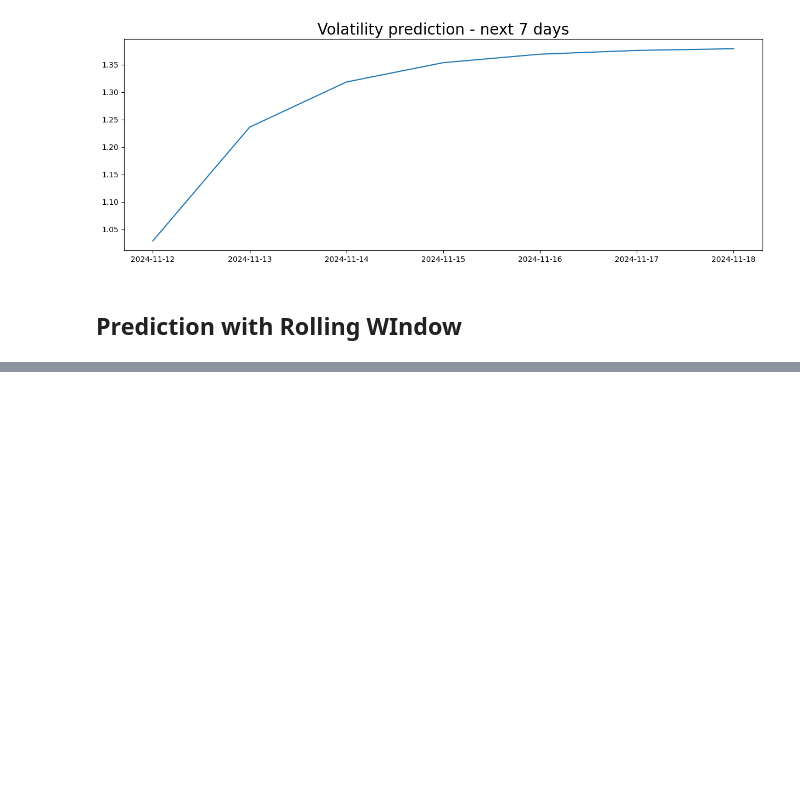
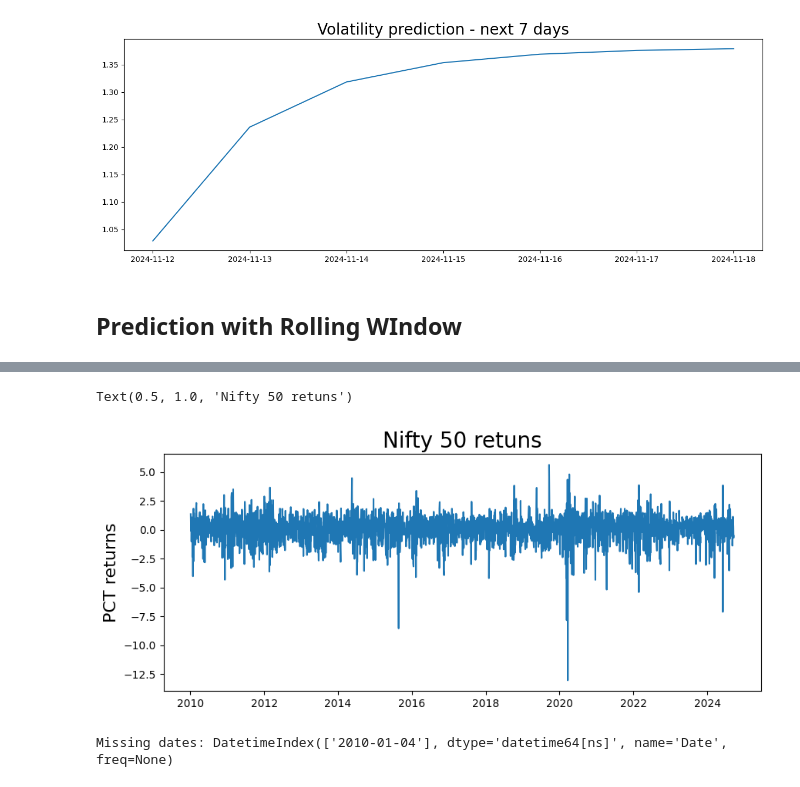
Before and after one commit to mxcjhack/Garch-dataset-volatility, a Jupyter notebook: final.ipynb, the cells around one changed output, grey strips where cells are left out. Cells and saved outputs as stored; diff of their text form; code cells hidden in the pictures; blank space fills up the shorter version.

```diff
--- a/final.ipynb
+++ b/final.ipynb
@@ -296,0 +320,4 @@ plt.show()
+# %%
+df1.columns = df1.columns.str.strip()
+df1['Date'] = pd.to_datetime(df1['Date'])
+df1
@@ -296,0 +338,7 @@ plt.show()
+# %%
+df1 = df1.sort_values('Date')
+# %%
+df1.set_index('Date', inplace=True)
+# %%
+returns = 100 * df1['Close'].pct_change().dropna()
+print(returns.head())
@@ -296,0 +357,16 @@ plt.show()
+# %%
+plt.figure(figsize = (10, 4))
+plt.plot(returns)
+plt.ylabel("PCT returns", fontsize = 16)
+plt.title('Nifty 50 retuns', fontsize = 20)
+# %% [output]
+Text(0.5, 1.0, 'Nifty 50 retuns')
+[figure, added]
+# %%
+# Check if the first date in df is missing in returns
+missing_dates = df1.index.difference(returns.index)
+
+# Print the missing dates (if any)
+print("Missing dates:", missing_dates)
+# %% [output]
+Missing dates: DatetimeIndex(['2010-01-04'], dtype='datetime64[ns]', name='Date', freq=None)
```
Also changed, not shown: parts of 44 cells of this notebook, 2 other files.
